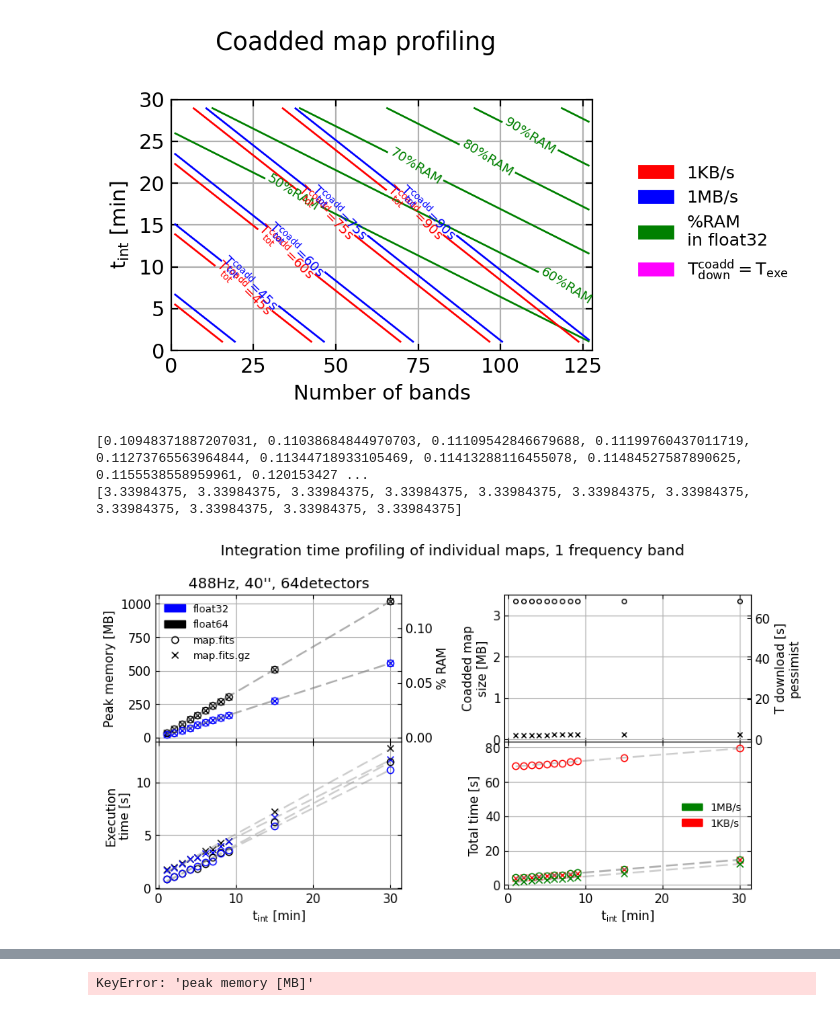
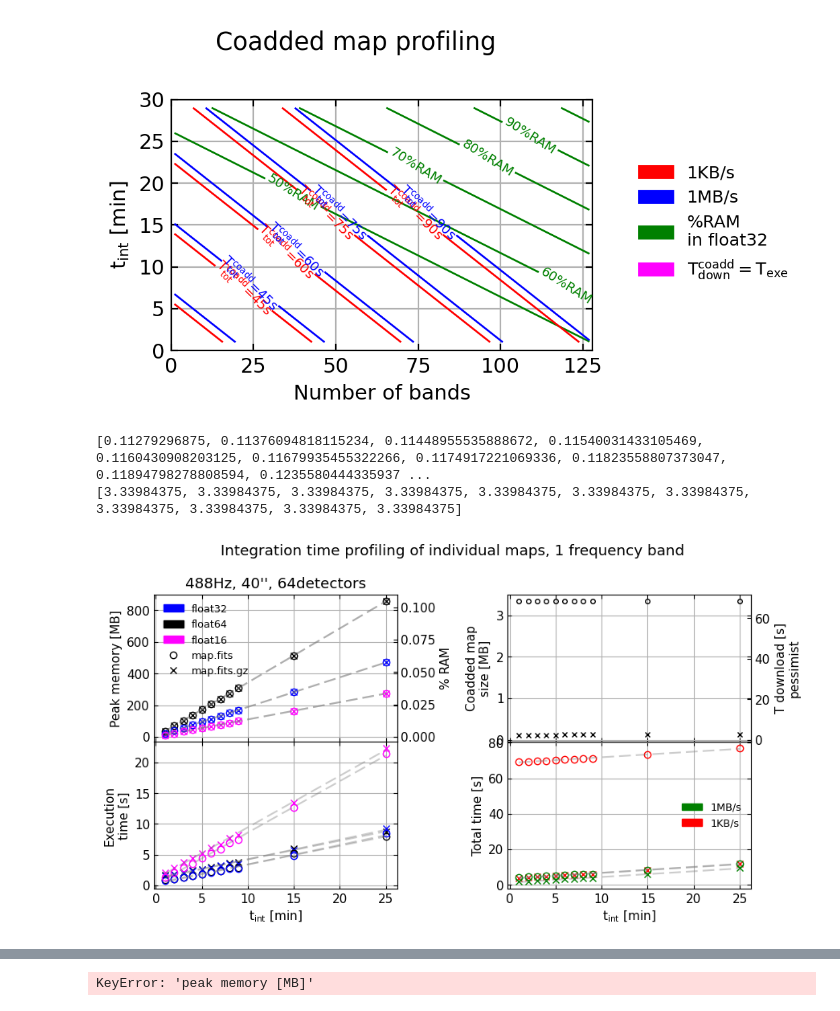
Before and after one commit to tim-balloon/TIM_analysis, a Jupyter notebook: namap/profiling.ipynb, the cells around one changed output, grey strips where cells are left out. Drawn from its saved outputs; the diff is of its cells as text; code cells hidden in the pictures.

```diff
--- a/namap/profiling.ipynb
+++ b/namap/profiling.ipynb
@@ -435,7 +436,7 @@ for map_compression, marker in zip(('individual.fits.gz', 'individual.fits'), ('
     axb.plot(perfs[key][key2], perfs[key]['float64'][map_compression]['output size [MB]'], marker,mfc='none',mec='k', markersize=4)
     print(perfs[key]['float64'][map_compression]['output size [MB]'])
 
-    for precision, color in zip(('float64', 'float32'),('k','b','r')):
+    for precision, color in zip(('float64', 'float32', 'float16'),('k','b','magenta')):
         axm.plot(perfs[key][key2], perfs[key][precision][map_compression]['peak memory [MB]'], f'{marker}', mfc='none',mec=color,)
 
         a_coeffs = np.polyfit(perfs[key][key2], perfs[key][precision][map_compression]['peak memory [MB]'], 1)
@@ -467,39 +468,41 @@ for map_compression, marker in zip(('individual.fits.gz', 'individual.fits'), ('
 patchs = []
 patch = mpatches.Patch(color='b', label='float32'); patchs.append(patch);
 patch = mpatches.Patch(color='k', label='float64'); patchs.append(patch);
+patch = mpatches.Patch(color='magenta', label='float16'); patchs.append(patch);
+
 patch = mlines.Line2D([], [], linestyle='None',marker='o',    markerfacecolor='none',  markeredgecolor='k',  label='map.fits'); patchs.append(patch)
 patch = mlines.Line2D([], [], color='k', linestyle='None',marker='x',  label='map.fits.gz'); patchs.append(patch)
 axm.legend(handles=patchs)
 
 patchs = []
 patch = mpatches.Patch(color='g', label='1MB/s'); patchs.append(patch);
 patch = mpatches.Patch(color='r', label='1KB/s'); patchs.append(patch);
 axT.legend(handles=patchs)
 
 def f_to_z(x): return x/ (8 *1024)
 secax = axm.secondary_yaxis("right", functions=(f_to_z,f_to_z))
 secax.set_ylabel(f'% RAM')
 
 def f_to_z(x): return x/0.048828125
 secax = axb.secondary_yaxis("right", functions=(f_to_z,f_to_z))
 secax.set_ylabel(f'T download [s]\npessimist')
 
 ymin, ymax = axm.get_ylim()
 #axm.set_yticks(np.arange(int(0), int(ymax)+10, 150))
 axm.set_ylabel('Peak memory [MB]')
 axt.set_ylabel('Execution\ntime [s]')
 axT.set_ylabel('Total time [s]')
 axm.set_title("488Hz, 40'', 64detectors")
 axt.set_xlabel("$\\rm t_{int}$ [min]")
 axT.set_xlabel("$\\rm t_{int}$ [min]")
 axb.set_ylabel('Coadded map\nsize [MB]')
 
 fig.tight_layout()
 fig.subplots_adjust(hspace=0)
 # %% [output]
-[0.10948371887207031, 0.11038684844970703, 0.11109542846679688, 0.11199760437011719, 0.11273765563964844, 0.11344718933105469, 0.11413288116455078, 0.11484527587890625, 0.1155538558959961, 0.120153427 ...
+[0.11279296875, 0.11376094818115234, 0.11448955535888672, 0.11540031433105469, 0.1160430908203125, 0.11679935455322266, 0.1174917221069336, 0.11823558807373047, 0.11894798278808594, 0.1235580444335937 ...
 [3.33984375, 3.33984375, 3.33984375, 3.33984375, 3.33984375, 3.33984375, 3.33984375, 3.33984375, 3.33984375, 3.33984375, 3.33984375]
-[figure, old version]
+[figure, new version]
 # %%
 fig, axs = plt.subplots(3,2,figsize=(10,5), sharex=True,)
 axm, axb, axt, axT = axs[0,0], axs[1,0], axs[2,0],axs[1,1]
```
Also changed, not shown: parts of 6 cells of this notebook, 5 other files.
